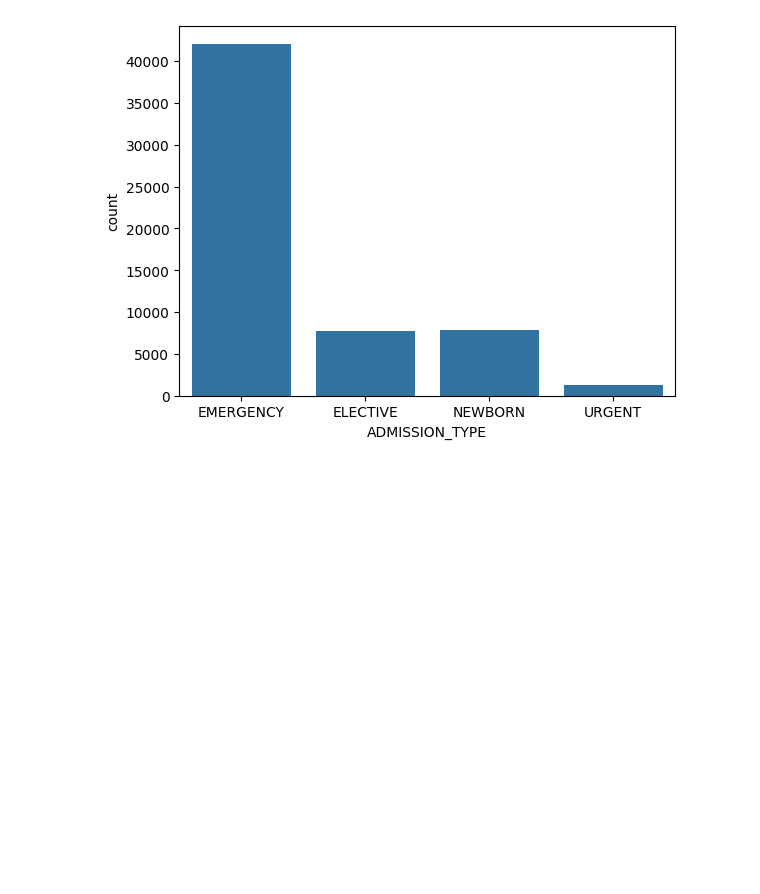
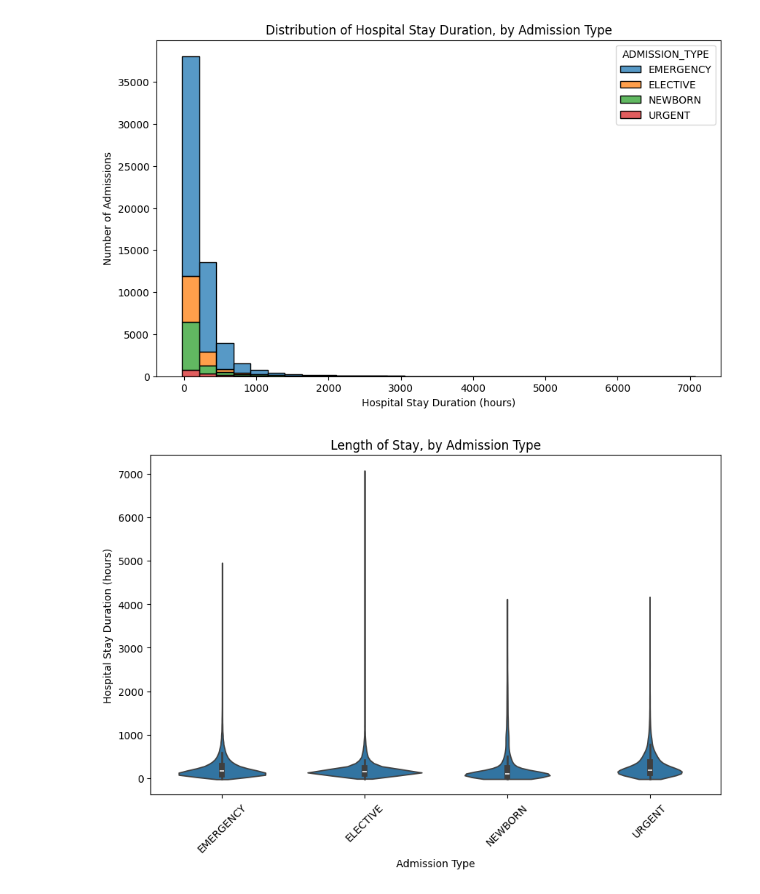
Before and after one commit to schwiet/msai-54315-ai-for-healthcare, a Jupyter notebook: assignment-1-mimic-visualization/54315-assignment-1-mimic-visualization.ipynb, the cells around one changed output. Saved outputs shown, nothing was run; the diff lists cells and outputs as text; code cells hidden in the pictures; blank space fills up the shorter version.

Commit message:
first visualiztion done

```diff
--- a/assignment-1-mimic-visualization/54315-assignment-1-mimic-visualization.ipynb
+++ b/assignment-1-mimic-visualization/54315-assignment-1-mimic-visualization.ipynb
@@ -6,8 +18,43 @@ import seaborn as sns
 # %%
-patients = pd.read_csv("../mimic-iii/PATIENTS.csv.gz")
 admissions = pd.read_csv("../mimic-iii/ADMISSIONS.csv.gz")
 
-sns.countplot(data=admissions, x="ADMISSION_TYPE")
+# convert timestamp columns to datetime
+admissions["ADMITTIME"] = pd.to_datetime(admissions["ADMITTIME"])
+admissions["DISCHTIME"] = pd.to_datetime(admissions["DISCHTIME"])
+# add a column to hold calculated length of stay
+admissions["STAYTIME_HRS"] = (admissions["DISCHTIME"] - admissions["ADMITTIME"]).dt.total_seconds()/3600
+
+plt.figure(figsize=(10,6))
+
+# Histogram View
+sns.histplot(
+    data=admissions,
+    x="STAYTIME_HRS",
+    hue="ADMISSION_TYPE",
+    bins=30,         # adjust as needed
+    multiple="stack" # stack bars instead of overlay
+)
+
+plt.xlabel("Hospital Stay Duration (hours)")
+plt.ylabel("Number of Admissions")
+plt.title("Distribution of Hospital Stay Duration, by Admission Type")
 plt.show()
+
+plt.figure(figsize=(10,6))
+# Violin Plot View
+sns.violinplot(
+    data=admissions,
+    x="ADMISSION_TYPE",
+    y="STAYTIME_HRS",
+    inner="box",    # shows median and IQR inside violin
+    cut=0           # avoids extending beyond observed values
+)
+
+plt.xlabel("Admission Type")
+plt.ylabel("Hospital Stay Duration (hours)")
+plt.title("Length of Stay, by Admission Type")
+plt.xticks(rotation=45)  # rotate labels if they overlap
+plt.show()
 # %% [output]
-[figure, old version]
+[figure, new version]
+[figure, added]
```
Also changed, not shown: parts of 1 cell of this notebook, 1 other file.
